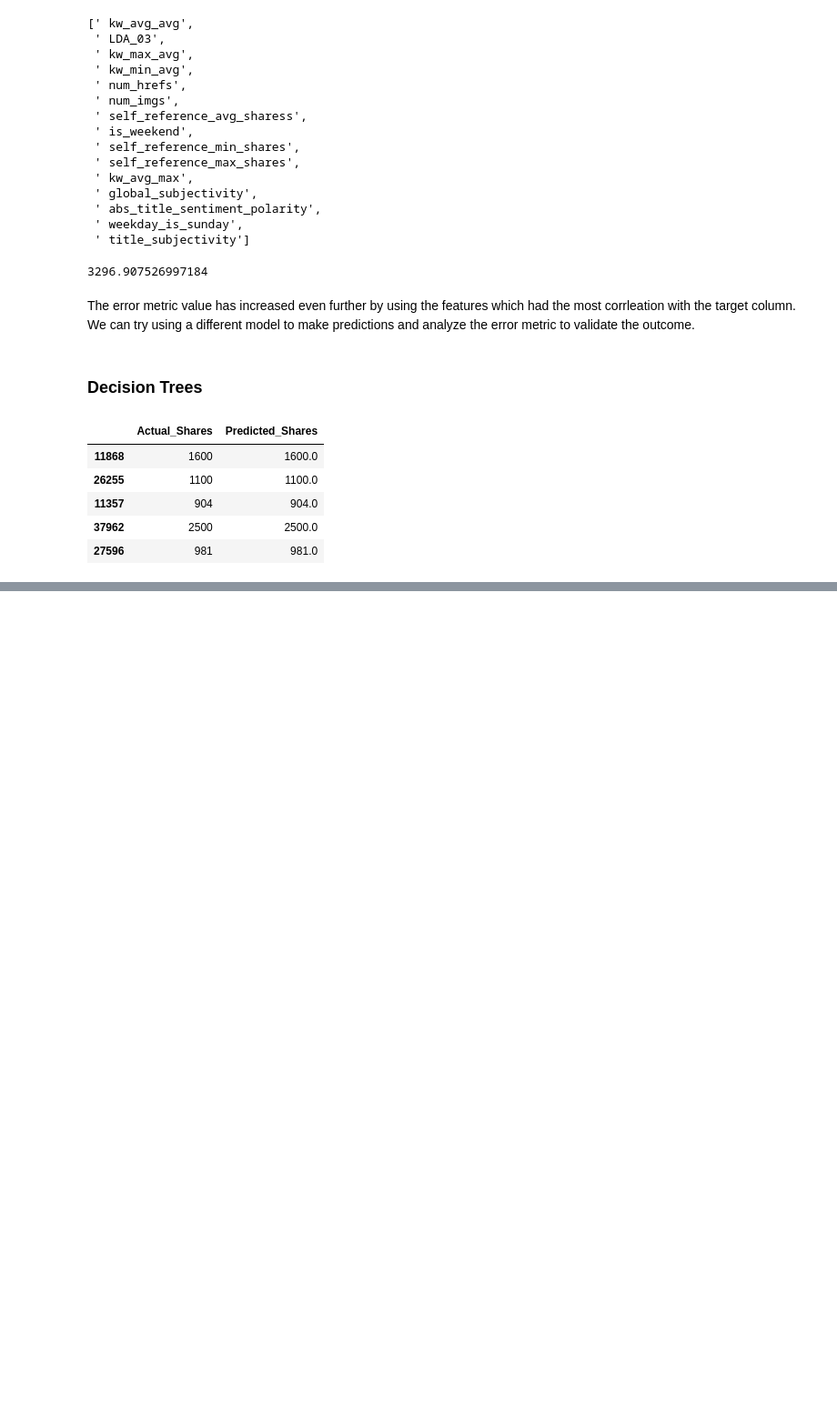
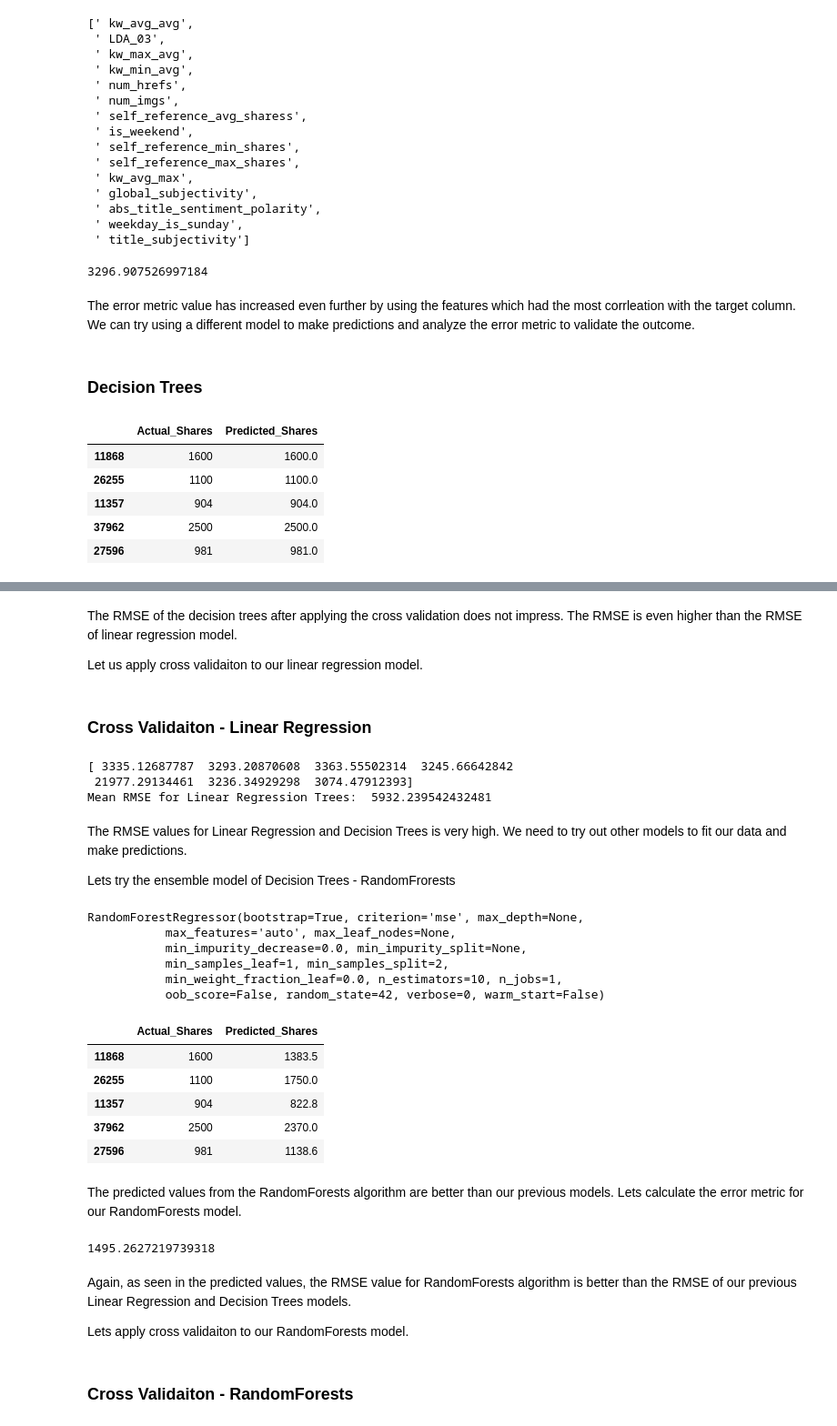
Before and after one commit to ajdatahub/ProjectDS, a Jupyter notebook: Predicting Online News Popularity/Predicting Popularity of Online News.ipynb, the cells around one changed output, grey strips where cells are left out. Shown at 91% size. Cells and saved outputs as stored; diff of their text form; code cells hidden in the pictures; blank space fills up the shorter version.

Commit message:
Predicting Online News Popularity

```diff
--- a/Predicting Online News Popularity/Predicting Popularity of Online News.ipynb
+++ b/Predicting Online News Popularity/Predicting Popularity of Online News.ipynb
@@ -298,0 +336,70 @@ tree_sample_df.head()
+# %% [markdown]
+The RMSE of the decision trees after applying the cross validation does not impress. The RMSE is even higher than the RMSE of linear regression model.
+
+Let us apply cross validaiton to our linear regression model.
+# %% [markdown]
+### Cross Validaiton - Linear Regression
+# %%
+# Performing K-Fold Cross Validation in Linear Regression model
+
+lr_cross_mse = cross_val_score(lr, train_X, train_Y, scoring  = "neg_mean_squared_error", cv = 7)
+
+lr_cross_rmse = np.sqrt(-lr_cross_mse)
+print(lr_cross_rmse)
+
+# Calculating mean of RMSE values
+lr_cross_mean = np.mean(lr_cross_rmse)
+print('Mean RMSE for Linear Regression Trees: ', lr_cross_mean)
+# %% [output]
+[ 3335.12687787  3293.20870608  3363.55502314  3245.66642842
+ 21977.29134461  3236.34929298  3074.47912393]
+Mean RMSE for Linear Regression Trees:  5932.239542432481
+# %% [markdown]
+The RMSE values for Linear Regression and Decision Trees is very high. We need to try out other models to fit our data and make predictions.
+
+Lets try the ensemble model of Decision Trees - RandomFrorests
+# %%
+from sklearn.ensemble import RandomForestRegressor
+
+rf = RandomForestRegressor(random_state = 42)
+rf.fit(train_X,train_Y)
+# %% [output]
+RandomForestRegressor(bootstrap=True, criterion='mse', max_depth=None,
+           max_features='auto', max_leaf_nodes=None,
+           min_impurity_decrease=0.0, min_impurity_split=None,
+           min_samples_leaf=1, min_samples_split=2,
+           min_weight_fraction_leaf=0.0, n_estimators=10, n_jobs=1,
+           oob_score=False, random_state=42, verbose=0, warm_start=False)
+# %%
+sample_X = train_X.iloc[:500]
+sample_Y = train_Y.iloc[:500]
+
+forests_sample_df = pd.DataFrame()
+forests_sample_df['Actual_Shares'] = sample_Y
+forests_sample_df['Predicted_Shares'] = rf.predict(sample_X)
+
+
+forests_sample_df.head()
+# %% [output]
+|  | Actual_Shares | Predicted_Shares |
+| 11868 | 1600 | 1383.5 |
+| 26255 | 1100 | 1750.0 |
+| 11357 | 904 | 822.8 |
+| 37962 | 2500 | 2370.0 |
+| 27596 | 981 | 1138.6 |
+# %% [markdown]
+The predicted values from the RandomForests algorithm are better than our previous models. Lets calculate the error metric for our RandomForests model.
+# %%
+rf_predictions = rf.predict(train_X)
+rf_mse = mean_squared_error(train_Y,rf_predictions)
+
+rf_rmse = np.sqrt(rf_mse)
+rf_rmse
+# %% [output]
+1495.2627219739318
+# %% [markdown]
+Again, as seen in the predicted values, the RMSE value for RandomForests algorithm is better than the RMSE of our previous Linear Regression and Decision Trees models.
+
+Lets apply cross validaiton to our RandomForests model.
+# %% [markdown]
+### Cross Validaiton - RandomForests
```
Also changed, not shown: parts of 8 cells of this notebook.
